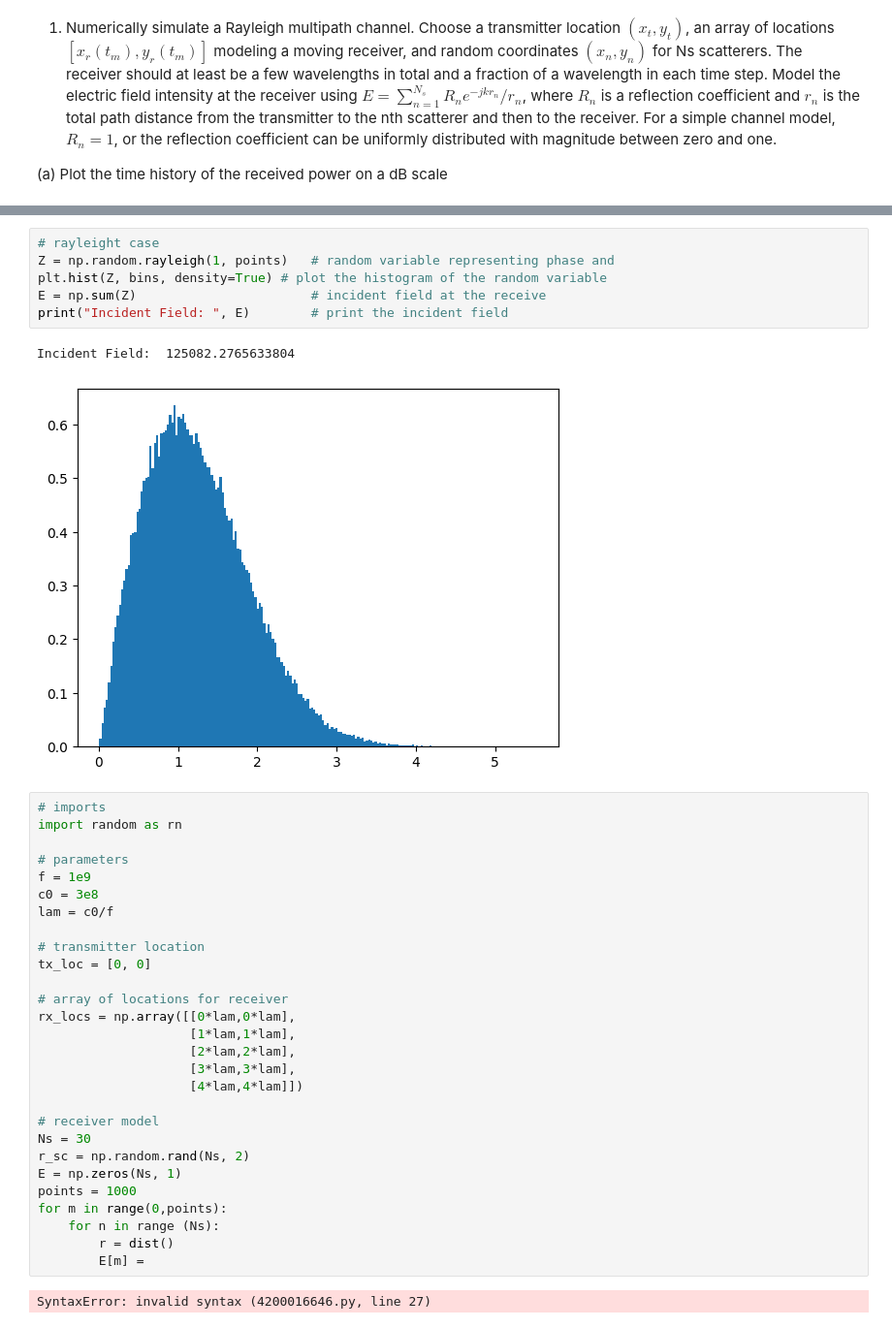
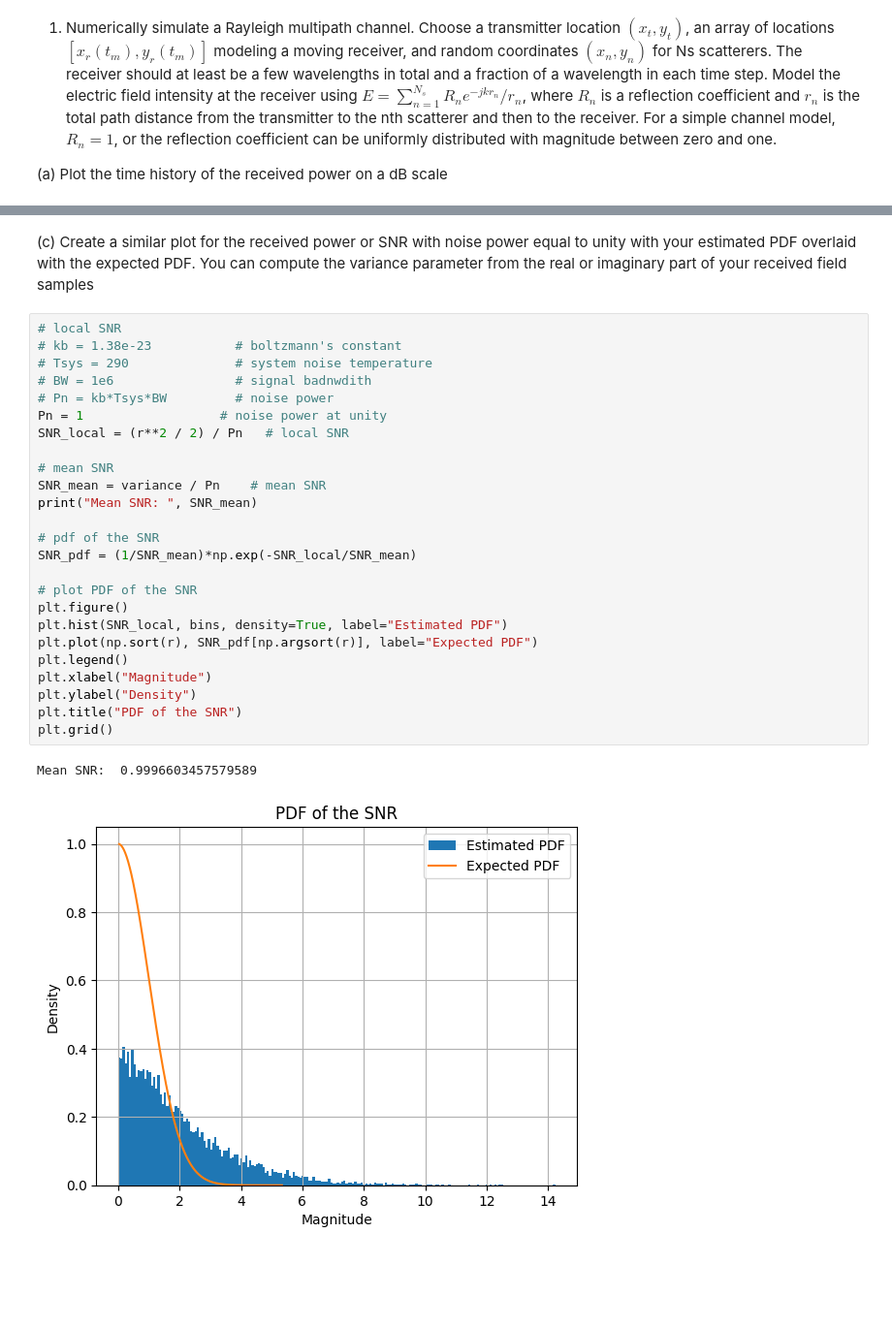
Before and after one commit to Montuck/antenna-software, a Jupyter notebook: HW18.ipynb, the cells around one changed output, grey strips where cells are left out. Shown at 97% size. Drawn from its saved outputs; the diff is of its cells as text; blank space fills up the shorter version.

```diff
--- a/HW18.ipynb
+++ b/HW18.ipynb
@@ -89,39 +85,30 @@ Incident Field Magnitude Sum: 39763.40575636096
-# %%
-# rayleight case
-Z = np.random.rayleigh(1, points)   # random variable representing phase and
-plt.hist(Z, bins, density=True) # plot the histogram of the random variable
-E = np.sum(Z)                       # incident field at the receive
-print("Incident Field: ", E)        # print the incident field
-# %% [output]
-Incident Field:  125082.2765633804
-[figure, removed]
-# %%
-# imports
-import random as rn
-
-# parameters
-f = 1e9
-c0 = 3e8
-lam = c0/f
-
-# transmitter location
-tx_loc = [0, 0]
-
-# array of locations for receiver
-rx_locs = np.array([[0*lam,0*lam],
-                    [1*lam,1*lam],
-                    [2*lam,2*lam],
-                    [3*lam,3*lam],
-                    [4*lam,4*lam]])
-
-# receiver model
-Ns = 30
-r_sc = np.random.rand(Ns, 2)
-E = np.zeros(Ns, 1)
-points = 1000
-for m in range(0,points):
-    for n in range (Ns):
-        r = dist()
-        E[m] =
-# %% [output]
-SyntaxError: invalid syntax (4200016646.py, line 27)
+# %% [markdown]
+(c) Create a similar plot for the received power or SNR with noise power equal to unity with your estimated PDF overlaid with the expected PDF. You can compute the variance parameter from the real or imaginary part of your received field samples
+# %%
+# local SNR
+# kb = 1.38e-23           # boltzmann's constant
+# Tsys = 290              # system noise temperature
+# BW = 1e6                # signal badnwdith
+# Pn = kb*Tsys*BW         # noise power
+Pn = 1                  # noise power at unity
+SNR_local = (r**2 / 2) / Pn   # local SNR
+
+# mean SNR
+SNR_mean = variance / Pn    # mean SNR
+print("Mean SNR: ", SNR_mean)
+
+# pdf of the SNR
+SNR_pdf = (1/SNR_mean)*np.exp(-SNR_local/SNR_mean)
+
+# plot PDF of the SNR
+plt.figure()
+plt.hist(SNR_local, bins, density=True, label="Estimated PDF")
+plt.plot(np.sort(r), SNR_pdf[np.argsort(r)], label="Expected PDF")
+plt.legend()
+plt.xlabel("Magnitude")
+plt.ylabel("Density")
+plt.title("PDF of the SNR")
+plt.grid()
+# %% [output]
+Mean SNR:  0.9996603457579589
+[figure, added]
```
Also changed, not shown: parts of 6 cells of this notebook, 1 other file.
